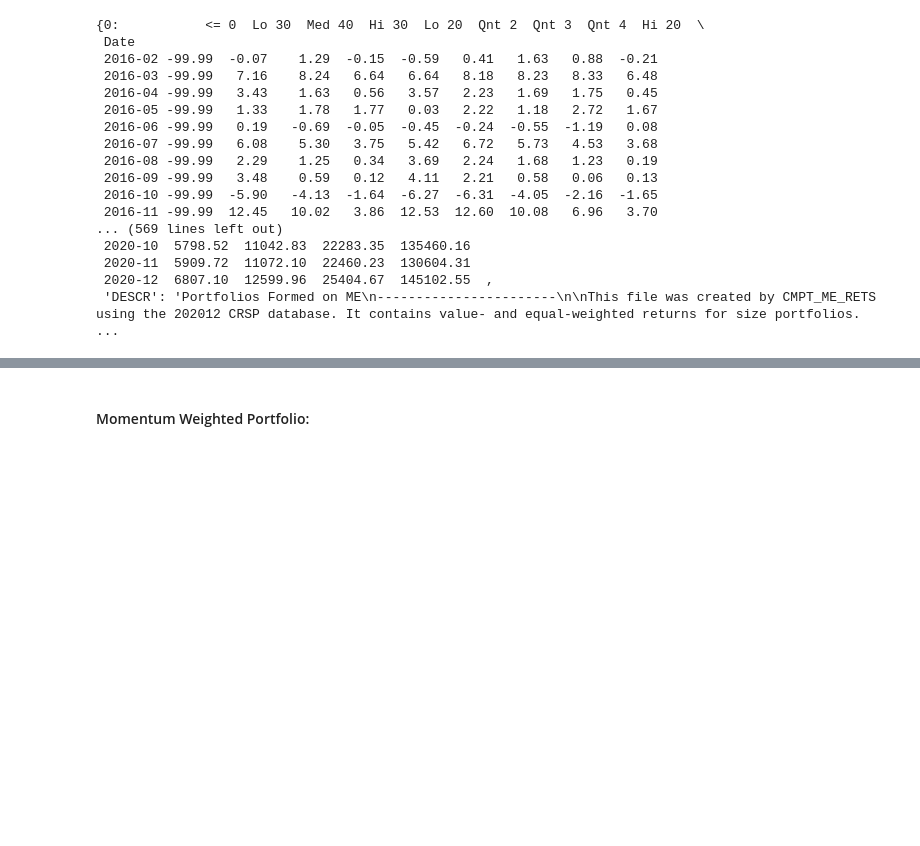
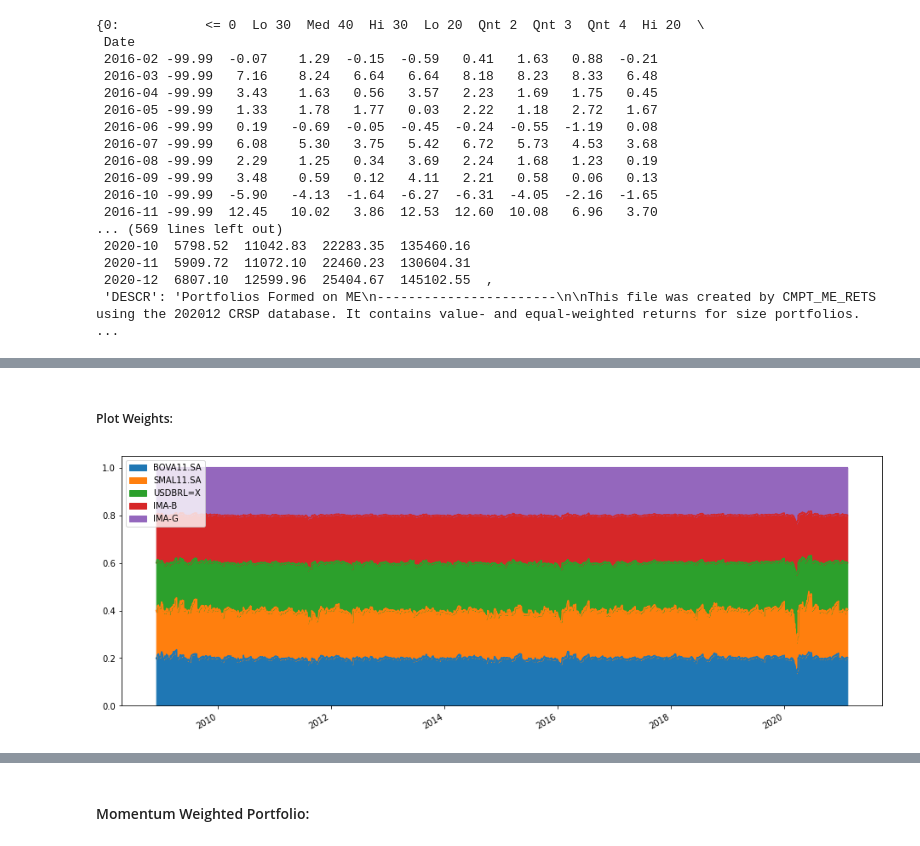
Before and after one commit to pedroosorio98/PyFinLib, a Jupyter notebook: PyFinLib Tools.ipynb, the cells around one changed output, grey strips where cells are left out. Saved outputs shown, nothing was run; the diff lists cells and outputs as text; code cells hidden in the pictures; blank space fills up the shorter version.

```diff
--- a/PyFinLib Tools.ipynb
+++ b/PyFinLib Tools.ipynb
@@ -500,0 +510,6 @@ pf.get_fammafrench_data('Portfolios_Formed_on_ME')
+# %% [markdown]
+##### Plot Weights:
+# %%
+pf.plot_weights(ew_weighted_weights)
+# %% [output]
+[figure, added]
```
Also changed, not shown: parts of 34 cells of this notebook, 1 other file.
